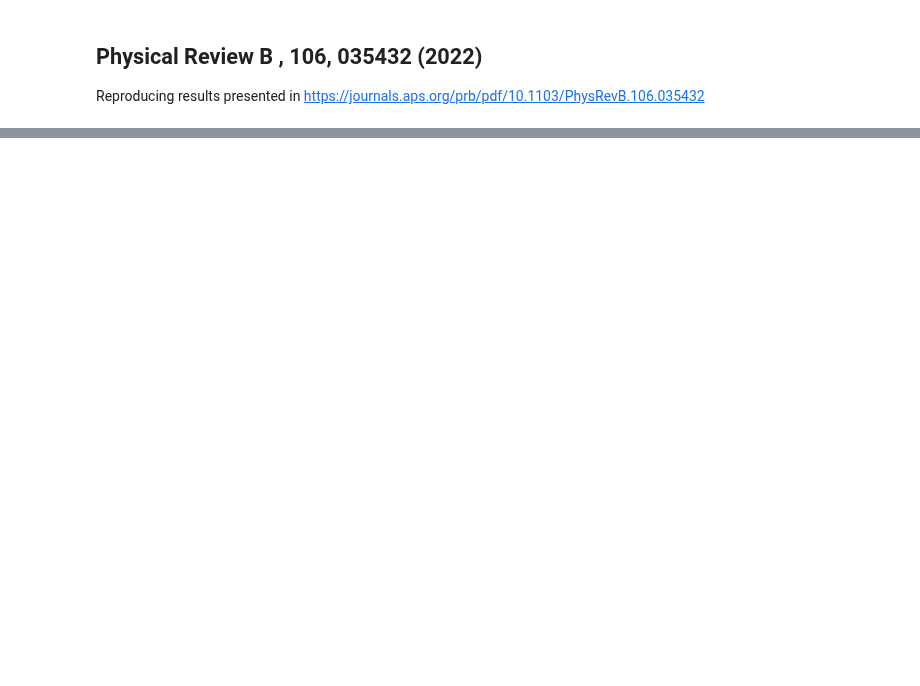
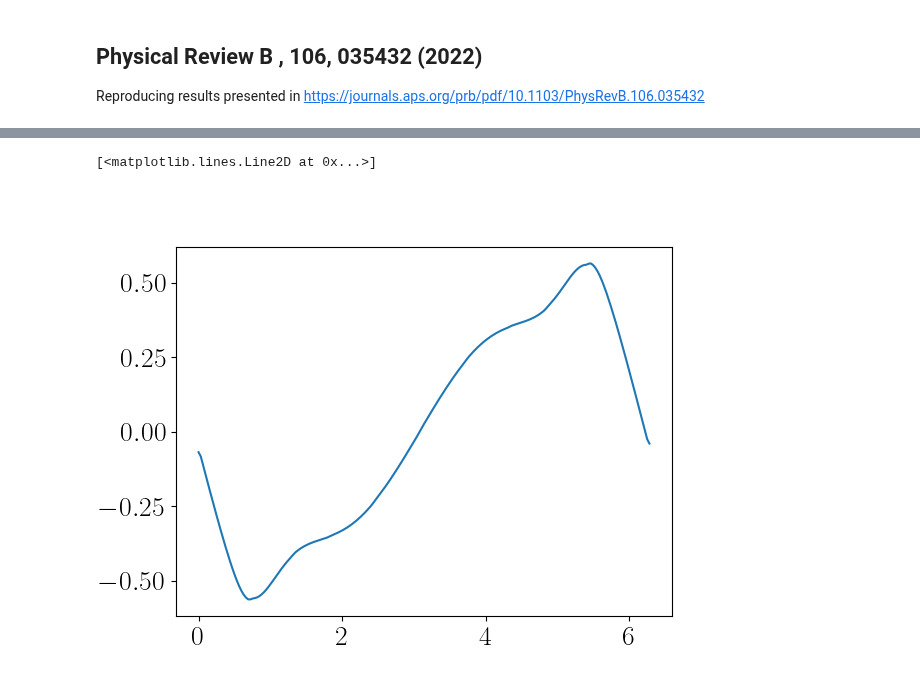
Before and after one commit to krishtoffel99/Josephson-Investigations-Old, a Jupyter notebook: Josephson effect and Supercurrents/Reproducing Paper/PRB_Scanning_Gate.ipynb, the cells around one changed output, grey strips where cells are left out. Cells and saved outputs as stored; diff of their text form; code cells hidden in the pictures; blank space fills up the shorter version.

```diff
--- a/Josephson effect and Supercurrents/Reproducing Paper/PRB_Scanning_Gate.ipynb
+++ b/Josephson effect and Supercurrents/Reproducing Paper/PRB_Scanning_Gate.ipynb
@@ -150,0 +142,6 @@ def compute_I_c(flux_value , params):
+# %%
+plt.figure()
+plt.plot(phases_test , currents_test)
+# %% [output]
+[<matplotlib.lines.Line2D at 0x...>]
+[figure, added]
```
Also changed, not shown: parts of 8 cells of this notebook.
